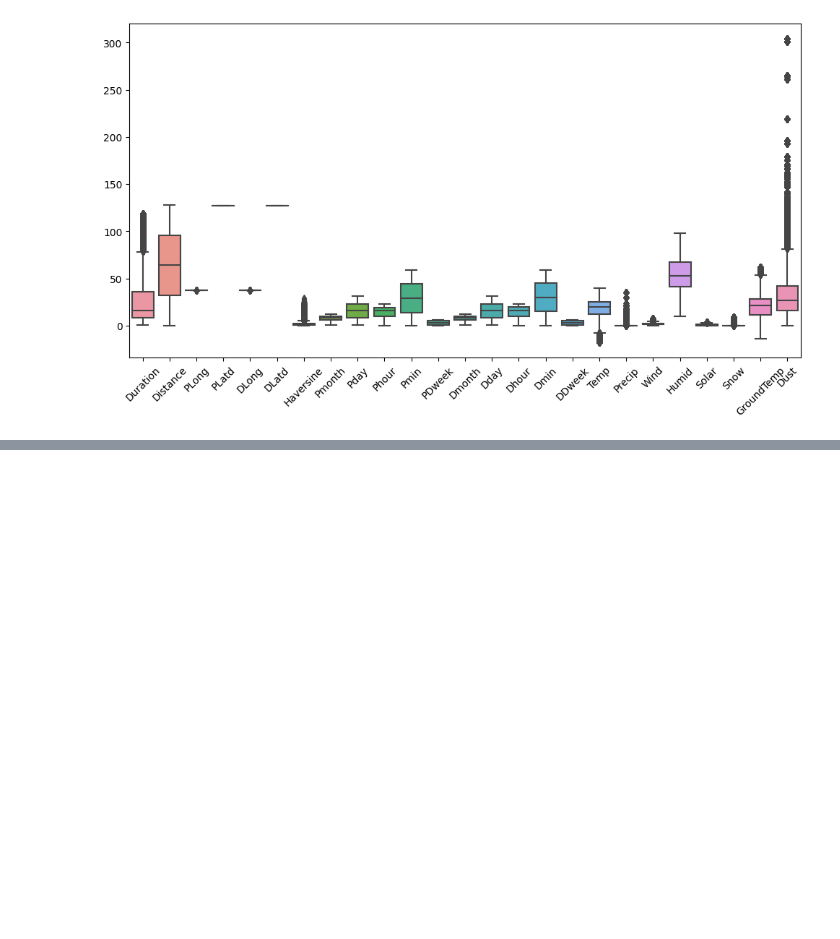
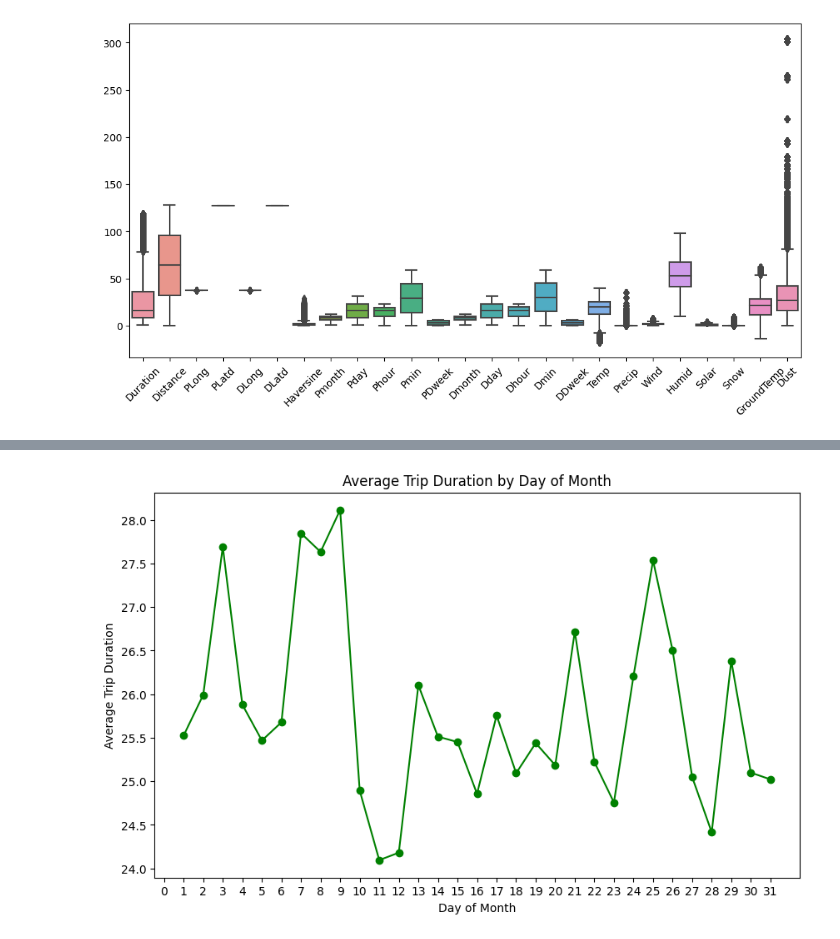
Before and after one commit to Kiran0R0Patil/seoul-bike-insights-and-predictions, a Jupyter notebook: seoul-bike-insights-and-predictions.ipynb, the cells around one changed output, grey strips where cells are left out. Cells and saved outputs as stored; diff of their text form; code cells hidden in the pictures; blank space fills up the shorter version.

```diff
--- a/seoul-bike-insights-and-predictions.ipynb
+++ b/seoul-bike-insights-and-predictions.ipynb
@@ -285,0 +324,14 @@ plt.show()
+# %%
+# Calculate average trip duration by day of the month
+df_avg_duration_by_day_of_month = df.groupby(['Pday'])['Duration'].mean()
+
+# Plot average trip duration by day of the month
+plt.figure(figsize=(10, 6))
+plt.plot(df_avg_duration_by_day_of_month.index, df_avg_duration_by_day_of_month.values,'g-o')
+plt.xlabel('Day of Month')
+plt.xticks(range(len(df_avg_duration_by_day_of_month.index)+1))
+plt.ylabel('Average Trip Duration')
+plt.title('Average Trip Duration by Day of Month')
+plt.show()
+# %% [output]
+[figure, added]
```
Also changed, not shown: parts of 17 cells of this notebook.
